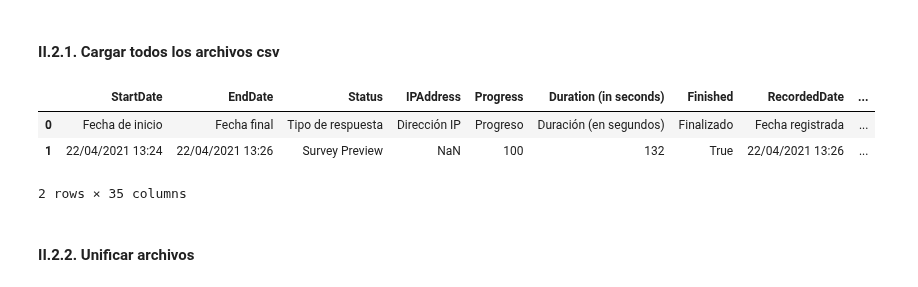
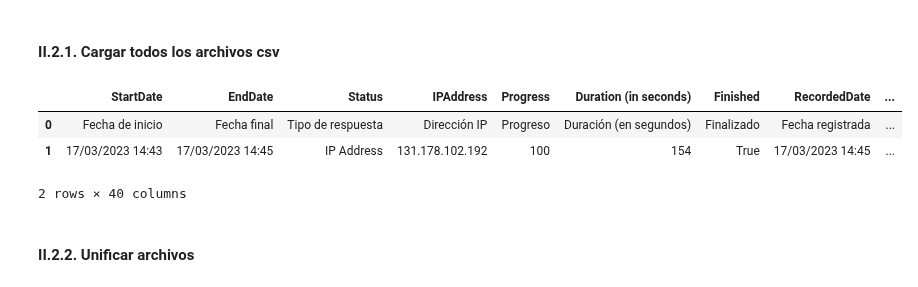
Before and after one commit to EstebanPerez25/ACD-Modelo_predictivo_de_satisfacion, a Jupyter notebook: Modelo_predictivo_de_satisfacción.ipynb, the cells around one changed output. Saved outputs shown, nothing was run; the diff lists cells and outputs as text; code cells hidden in the pictures.

Commit message:
Importar archivos por url desde GitHub

```diff
--- a/Modelo_predictivo_de_satisfacción.ipynb
+++ b/Modelo_predictivo_de_satisfacción.ipynb
@@ -30,10 +21,23 @@ df_1 = pd.read_csv(url_1)
+# %%
+# Url de archivos csv
+url1 = 'https://raw.githubusercontent.com/EstebanPerez25/ACD-Modelo_predictivo_de_satisfacion/main/Encuesta%2Ba%2BEstudiantes%2BPS_17%2Bde%2Bmayo%2Bde%2B2023_12.05.csv'
+url2 = 'https://raw.githubusercontent.com/EstebanPerez25/ACD-Modelo_predictivo_de_satisfacion/main/Estudiantes%2BPS%2BFJ22%2BTEC21_17%2Bde%2Bmayo%2Bde%2B2023_12.17.csv'
+url3 = 'https://raw.githubusercontent.com/EstebanPerez25/ACD-Modelo_predictivo_de_satisfacion/main/Estudiantes%2BPS%2BAD22%2BTEC21_17%2Bde%2Bmayo%2Bde%2B2023_12.07.csv'
+url4 = 'https://raw.githubusercontent.com/EstebanPerez25/ACD-Modelo_predictivo_de_satisfacion/main/Estudiantes%2BPS_INV23%2BTEC21_17%2Bde%2Bmayo%2Bde%2B2023_12.22.csv'
+url5 = 'https://raw.githubusercontent.com/EstebanPerez25/ACD-Modelo_predictivo_de_satisfacion/main/Estudiantes%2BPS%2BFJ23_17%2Bde%2Bmayo%2Bde%2B2023_12.28.csv'
+# %%
+df_1 = pd.read_csv(url1)
+df_2 = pd.read_csv(url2)
+df_3 = pd.read_csv(url3)
+df_4 = pd.read_csv(url4)
+df_5 = pd.read_csv(url5)
 # %%
-df_1.head(2)
+df_5.head(2)
 # %% [output]
 |  | StartDate | EndDate | Status | IPAddress | Progress | Duration (in seconds) | Finished | RecordedDate | ... |
 | 0 | Fecha de inicio | Fecha final | Tipo de respuesta | Dirección IP | Progreso | Duración (en segundos) | Finalizado | Fecha registrada | ... |
-| 1 | 22/04/2021 13:24 | 22/04/2021 13:26 | Survey Preview | NaN | 100 | 132 | True | 22/04/2021 13:26 | ... |
+| 1 | 17/03/2023 14:43 | 17/03/2023 14:45 | IP Address | 131.178.102.192 | 100 | 154 | True | 17/03/2023 14:45 | ... |
-2 rows × 35 columns
+2 rows × 40 columns
 # %%
 # Se elimina la primera fila, porque repite el nombre de la columna
 # pero en español
```
Also changed, not shown: parts of 4 cells of this notebook.
